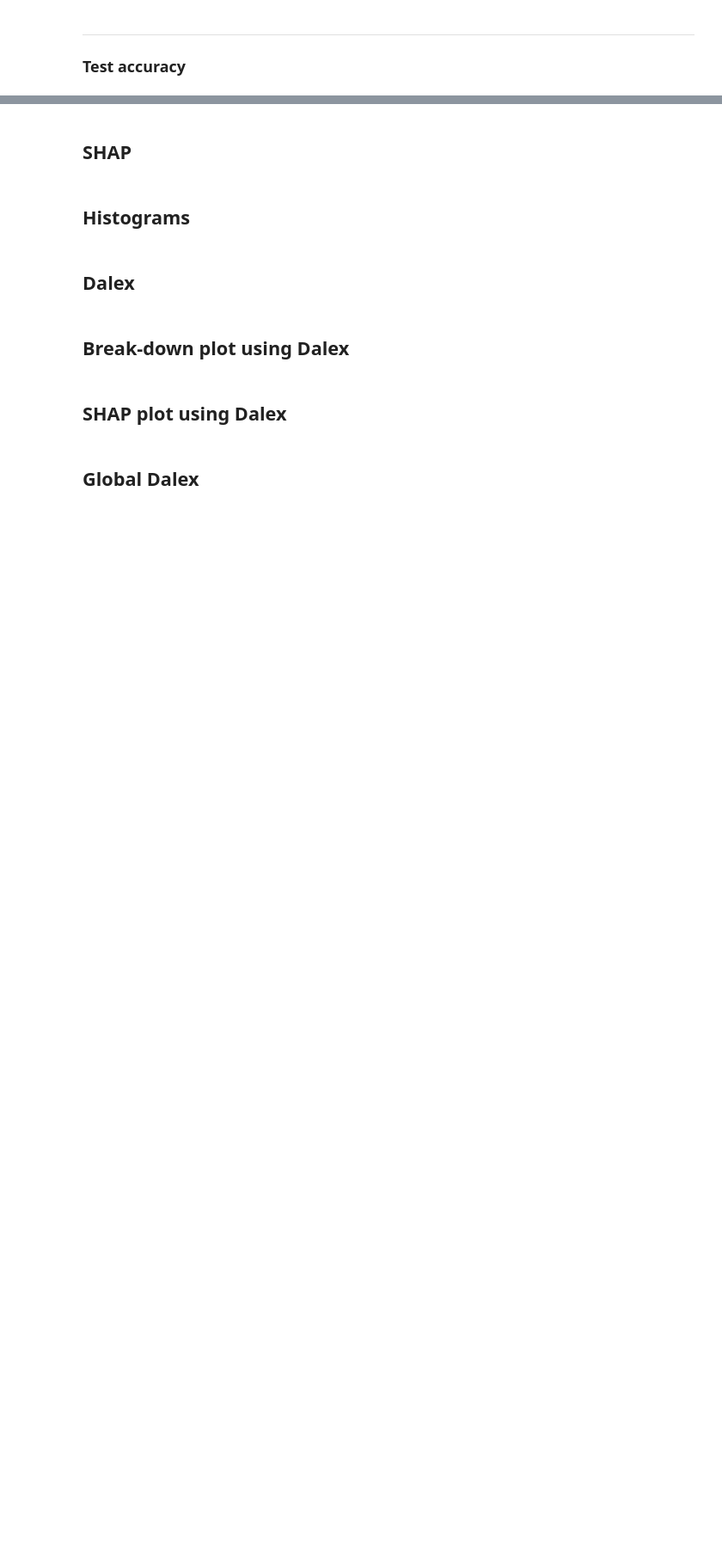
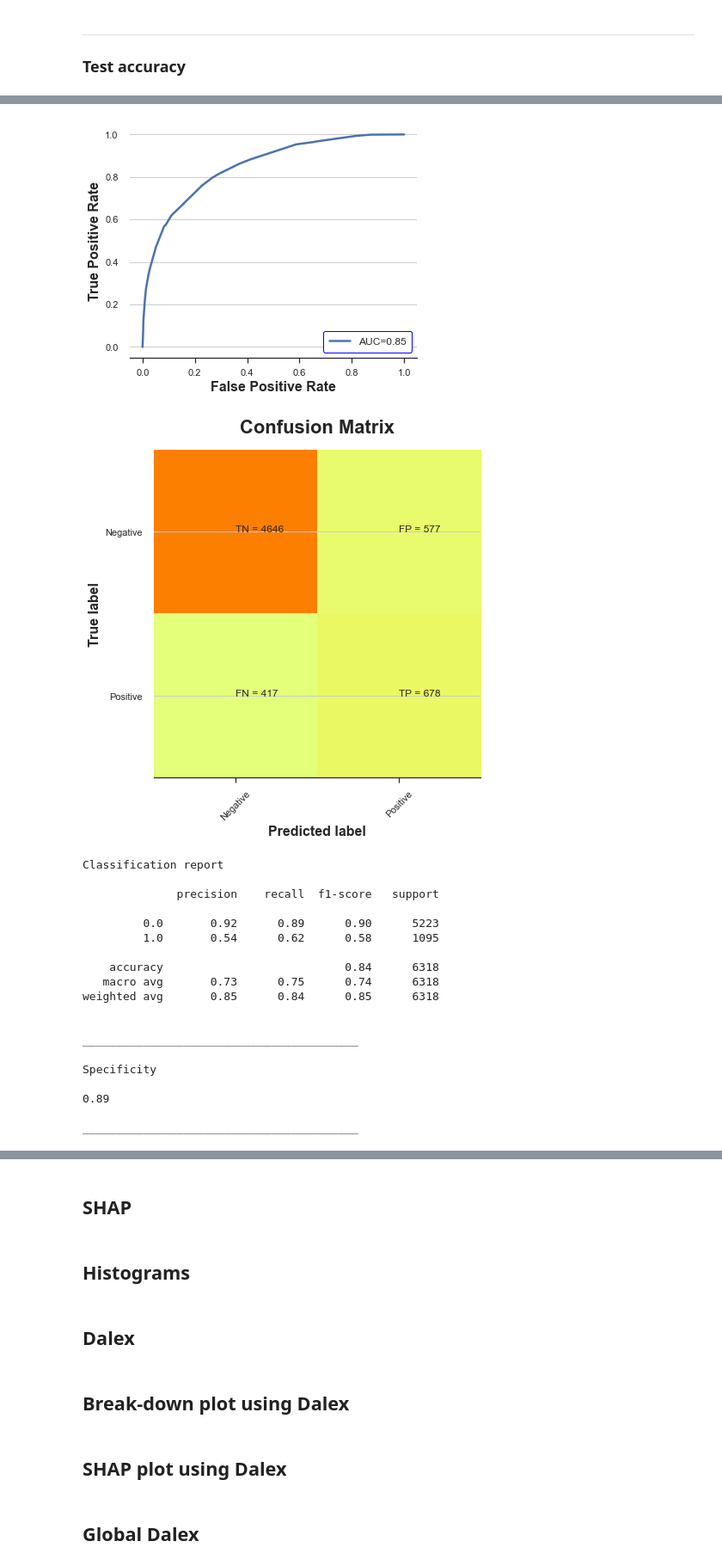
Before and after one commit to amirhkr/AKI_MIMIC4, a Jupyter notebook: ML_models_notebooks/SB_preadmisssion/MBS3/MBS3_XGB_preadmisssion_75_SB _min_mdrd_180_1days.ipynb, the cells around one changed output, grey strips where cells are left out. Shown at 86% size. Saved outputs shown, nothing was run; the diff lists cells and outputs as text; code cells hidden in the pictures; blank space fills up the shorter version.

```diff
--- a/ML_models_notebooks/SB_preadmisssion/MBS3/MBS3_XGB_preadmisssion_75_SB _min_mdrd_180_1days.ipynb
+++ b/ML_models_notebooks/SB_preadmisssion/MBS3/MBS3_XGB_preadmisssion_75_SB _min_mdrd_180_1days.ipynb
@@ -742,12 +755,12 @@ X, y = df_X, df_y
 from sklearn.model_selection import train_test_split
 
 
-# X_train_0, X_test, y_train_0, y_test = train_test_split(X, y, test_size=0.2, random_state=42, shuffle=True, stratify=y) #
+X_train_0, X_test, y_train_0, y_test = train_test_split(X, y, test_size=0.2, random_state=42, shuffle=True, stratify=y) #
 
-# X_train, X_valid, y_train, y_valid = train_test_split(X_train_0, y_train_0, test_size=0.2, random_state=42, shuffle=True, stratify=y_train_0)
+X_train, X_valid, y_train, y_valid = train_test_split(X_train_0, y_train_0, test_size=0.2, random_state=42, shuffle=True, stratify=y_train_0)
 
 
-X_train, X_test, y_train, y_test = train_test_split(X, y, test_size=0.2, random_state=42, shuffle=True, stratify=y)
+# X_train, X_test, y_train, y_test = train_test_split(X, y, test_size=0.2, random_state=42, shuffle=True, stratify=y)
 # %%
 # X_train, y_train = df_X, df_y
 # X_train, y_train = up_sample(X_train, y_train,'outcome')
@@ -911,0 +968,12 @@ disp.plot()
+# %%
+def scale_impute(df, pipe):
+    data_scaled = pipe.named_steps['scaler'].transform(df)
+    df_scaled = pd.DataFrame(data_scaled, columns=df.columns)
+    data_imputed = pipe.named_steps['imputer'].transform(df_scaled)
+    df_result = pd.DataFrame(data_imputed, columns=df.columns)
+    return df_result
+
+
+X_train_t = scale_impute(df=X_train,pipe=pipeline_final)
+X_valid_t = scale_impute(df=X_valid,pipe=pipeline_final)
+X_test_t = scale_impute(df=X_test,pipe=pipeline_final)
@@ -911,0 +1080,34 @@ disp.plot()
+# %%
+plt.rcParams["figure.figsize"] = (6,5)
+clf_threshold = 0.20
+
+X,y = X_test_t.values, y_test.values
+# X,y = X_test.values, y_test.values
+
+y_pred = calibrated.predict(X)
+y_pred_proba = calibrated.predict_proba(X)
+y_pred  = (y_pred_proba[:,1] >= clf_threshold).astype(int)
+
+confusion_matrix_plot(y, y_pred, y_pred_proba)
+# %% [output]
+[figure, added]
+[figure, added]
+Classification report
+
+              precision    recall  f1-score   support
+
+         0.0       0.92      0.89      0.90      5223
+         1.0       0.54      0.62      0.58      1095
+
+    accuracy                           0.84      6318
+   macro avg       0.73      0.75      0.74      6318
+weighted avg       0.85      0.84      0.85      6318
+
+
+_________________________________________
+
+Specificity
+
+0.89
+
+_________________________________________
```
Also changed, not shown: parts of 13 cells of this notebook, 15 other files.
